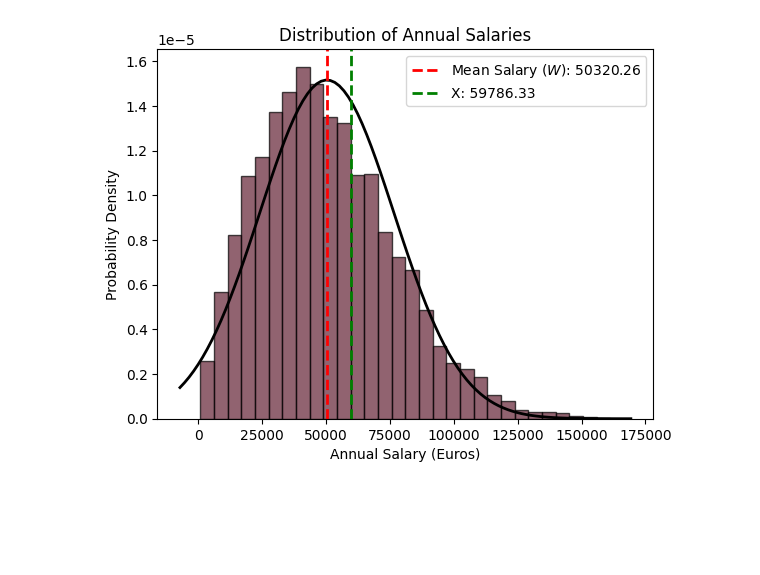
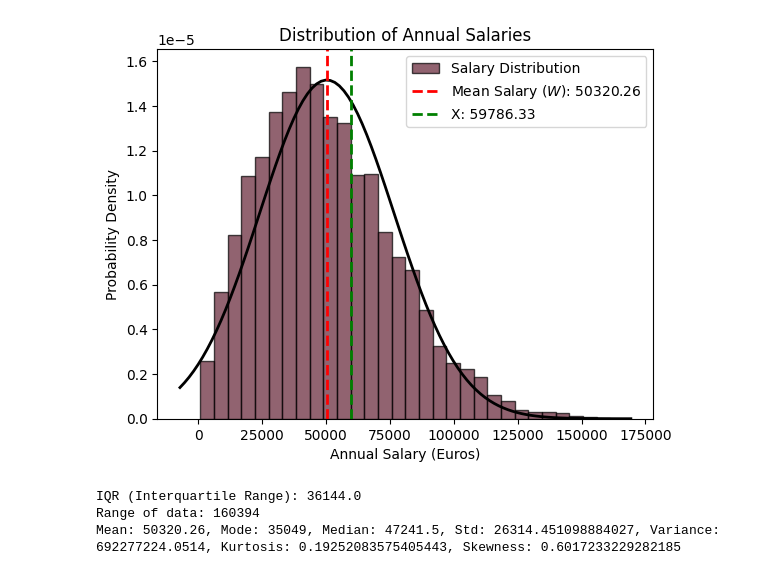
Before and after one commit to ASHIKAMOHAN/FDS, a Jupyter notebook: ASHIKA.ipynb, the cells around one changed output. Saved outputs shown, nothing was run; the diff lists cells and outputs as text; code cells hidden in the pictures; blank space fills up the shorter version.

Commit message:
MEAN CALCULATED

```diff
--- a/ASHIKA.ipynb
+++ b/ASHIKA.ipynb
@@ -7,33 +7,61 @@ from scipy.stats import norm
 # Read the data from the CSV file
 data = pd.read_csv('data1-1 (1).csv', header=None, names=['Salary'])
 
+def getStatisticalDescription(data):
+    salary_data = data['Salary']
+    mean = np.mean(salary_data)
+    median = np.median(salary_data)
+    mode = salary_data.mode().iloc[0]
+    std = salary_data.std()
+    variance = np.var(salary_data)
+    kurtosis = salary_data.kurtosis()
+    skewness = salary_data.skew()
+    return mean, mode, median, std, variance, kurtosis, skewness
+
+
 # Plot the histogram
-plt.hist(data['Salary'], bins=30, density=True, alpha=0.7, color='#632134', edgecolor='black')
+plt.hist(data['Salary'], bins=30, density=True, alpha=0.7, color='#632134', edgecolor='black', label='Salary Distribution')
 
 # Fit a normal distribution to the data
 mu, std = norm.fit(data['Salary'])
 xmin, xmax = plt.xlim()
 x = np.linspace(xmin, xmax, 100)
 p = norm.pdf(x, mu, std)
 
 # Plot the PDF
 plt.plot(x, p, 'k', linewidth=2)
 
 # Calculate and print the mean annual salary (W)
 mean_salary = np.mean(data['Salary'])
 plt.axvline(mean_salary, color='red', linestyle='dashed', linewidth=2, label=f'Mean Salary ($W$): {mean_salary:.2f}')
 
 # Calculate and print the value X
 X = np.percentile(data['Salary'], 67)  # 100% - 33% = 67%
 plt.axvline(X, color='green', linestyle='dashed', linewidth=2, label=f'X: {X:.2f}')
 
 # Add labels, title, and legend
 plt.xlabel('Annual Salary (Euros)')
 plt.ylabel('Probability Density')
 plt.title('Distribution of Annual Salaries')
 plt.legend()
 
 # Show the plot
 plt.show()
+
+# Calculate measures of variability
+Q1 = np.percentile(data['Salary'], 25)
+Q3 = np.percentile(data['Salary'], 75)
+iqr = Q3 - Q1
+print(f"IQR (Interquartile Range): {iqr}")
+
+data_range = data['Salary'].max() - data['Salary'].min()
+print(f"Range of data: {data_range}")
+
+# Call the function and print the extended statistical description
+mean, mode, median, std, variance, kurtosis, skewness = getStatisticalDescription(data)
+print(f"Mean: {mean}, Mode: {mode}, Median: {median}, Std: {std}, Variance: {variance}, Kurtosis: {kurtosis}, Skewness: {skewness}")
 # %% [output]
-[figure, old version]
+[figure, new version]
+IQR (Interquartile Range): 36144.0
+Range of data: 160394
+Mean: 50320.26, Mode: 35049, Median: 47241.5, Std: 26314.451098884027, Variance: 692277224.0514, Kurtosis: 0.19252083575405443, Skewness: 0.6017233229282185
```
